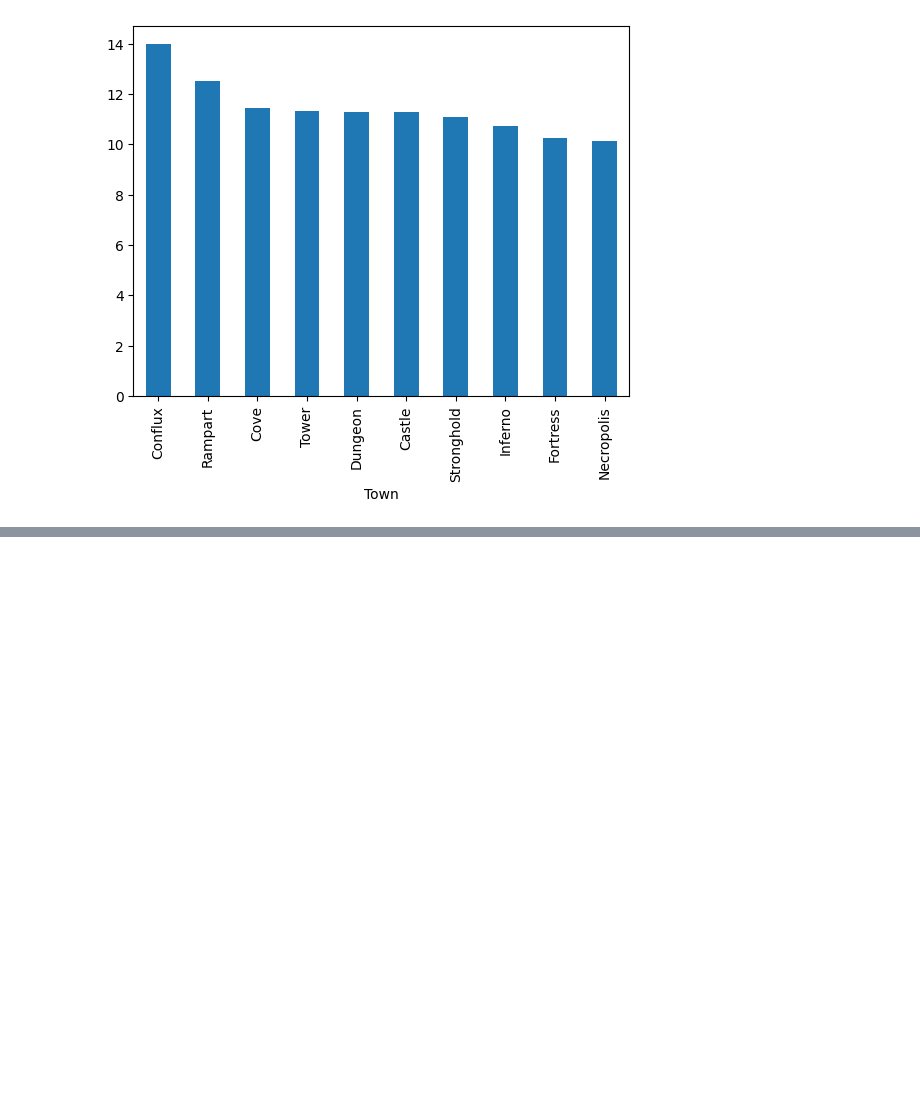
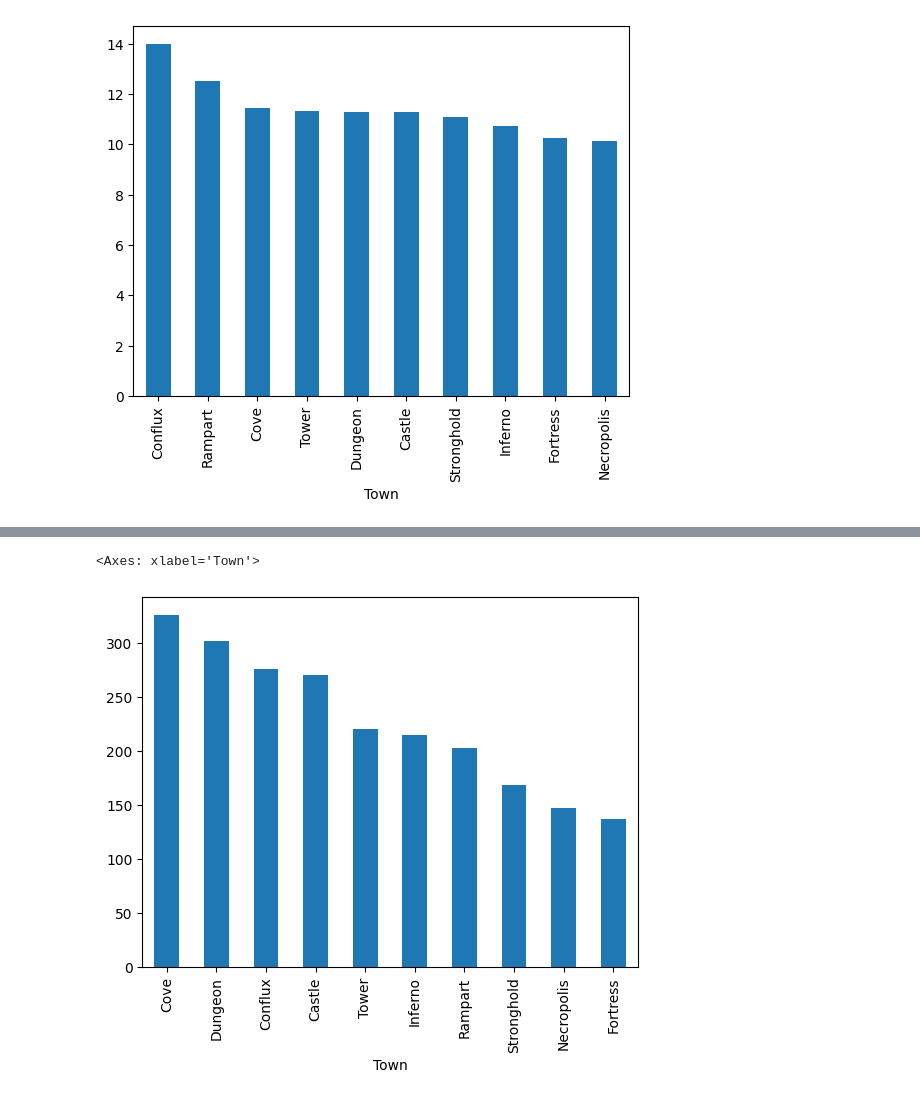
Before and after one commit to tazar09/h3_working_repo, a Jupyter notebook: h3_castles.ipynb, the cells around one changed output, grey strips where cells are left out. Cells and saved outputs as stored; diff of their text form; code cells hidden in the pictures; blank space fills up the shorter version.

```diff
--- a/h3_castles.ipynb
+++ b/h3_castles.ipynb
@@ -317,0 +443,5 @@ df[df['Level'] == 4.5].sort_values(by = 'Grw', axis = 0, ascending = False).head
+# %%
+df.groupby('Town')['diff_'].sum().sort_values(ascending = False).plot(kind = 'bar')
+# %% [output]
+<Axes: xlabel='Town'>
+[figure, added]
```
Also changed, not shown: parts of 23 cells of this notebook.
